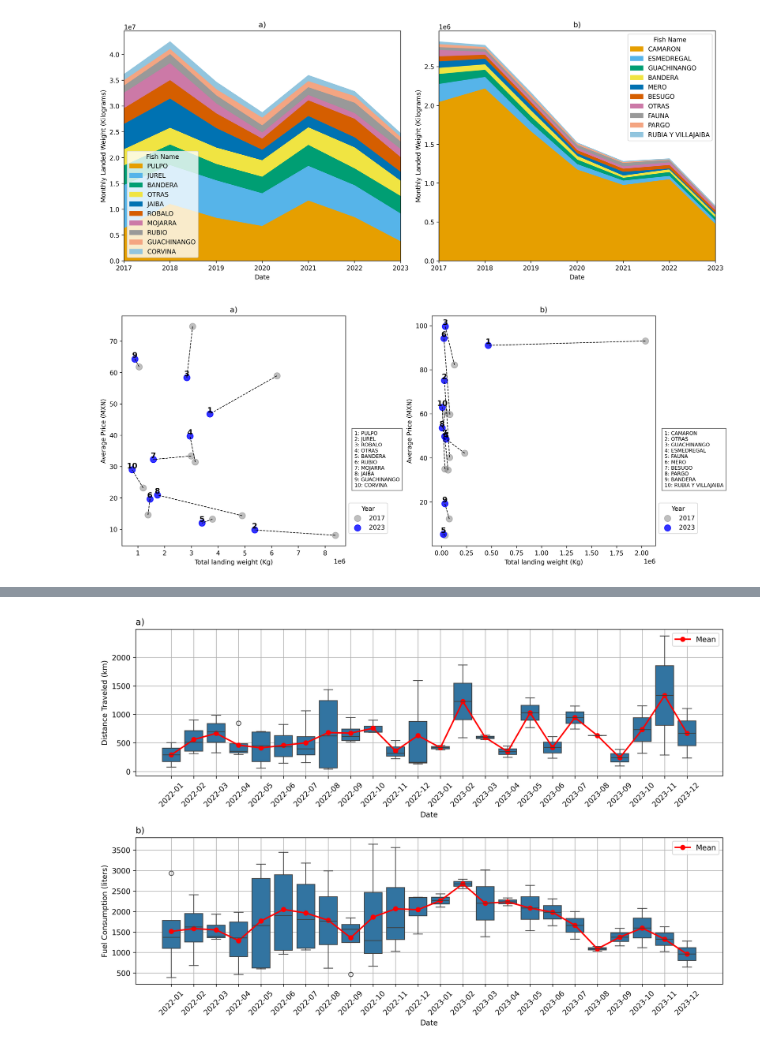
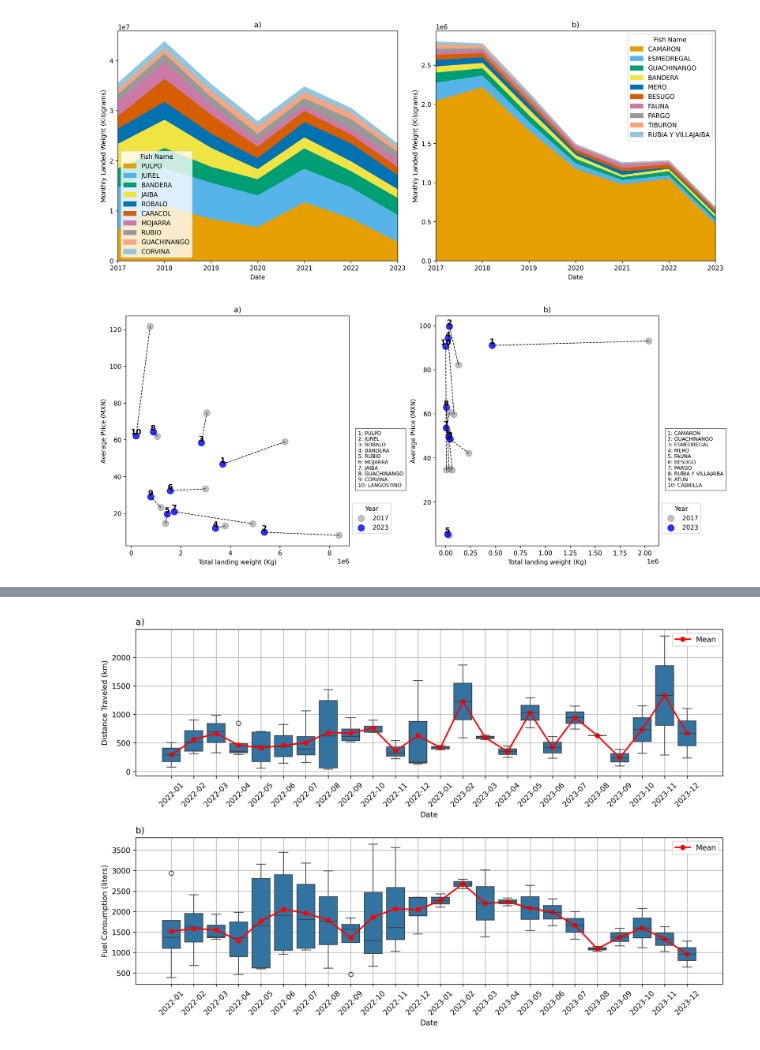
Before and after one commit to Marine-Data-Lab/Nemos_vms_analisys, a Jupyter notebook: analysis_notebook.ipynb, the cells around one changed output, grey strips where cells are left out. Drawn from its saved outputs; the diff is of its cells as text; code cells hidden in the pictures.

```diff
--- a/analysis_notebook.ipynb
+++ b/analysis_notebook.ipynb
@@ -17,9 +17,30 @@ custom_colors = [
 df1 = pd.read_csv('TABASCO_CAMPECHE_fishing_reports.csv', low_memory=False)
 df2 = pd.read_csv('AVISOS_MAYORES_2017_2023.csv', low_memory=True)
 
-# Rename the column for consistency
+# Rename the column before any operations
 df1.rename(columns={'NOMBRE PRINCIPAL': 'Fish Name'}, inplace=True)
+
+# Preprocess the first dataframe
+
+df1.rename(columns={'NOMBRE PRINCIPAL': 'Fish Name'}, inplace=True)
+df1['FECHA AVISO'] = pd.to_datetime(df1['FECHA AVISO'], format='%d/%m/%Y')
+df1['YEAR'] = df1['FECHA AVISO'].dt.year
+df1['MONTH'] = df1['FECHA AVISO'].dt.month
+df1 = df1[df1['YEAR'] != 2016]
+df1 = df1[df1['Fish Name'] != 'OSTION']
+df1 = df1[df1['Fish Name'] != 'OTRAS']
+df1['NOMBRE OFICINA'] = df1['NOMBRE OFICINA'].replace('SANCHEZ MAGALLANES', 'SANCHEZ MAGALLANEZ')
+
+# Rename the column before any operations
 df2.rename(columns={'NOMBRE PRINCIPAL': 'Fish Name'}, inplace=True)
+df2 = df2[(df2['NOMBRE ESTADO'] == 'TABASCO') | (df2['NOMBRE ESTADO'] == 'CAMPECHE')]
+df2['FECHA AVISO'] = pd.to_datetime(df2['FECHA AVISO'], format='%d/%m/%Y')
+df2['YEAR'] = df2['FECHA AVISO'].dt.year
+df2['MONTH'] = df2['FECHA AVISO'].dt.month
+df2 = df2[df2['YEAR'] != 2016]
+df2 = df2[df2['Fish Name'] != 'OSTION']
+df2 = df2[df2['Fish Name'] != 'OTRAS']
+df2['NOMBRE OFICINA'] = df2['NOMBRE OFICINA'].replace('SANCHEZ MAGALLANES', 'SANCHEZ MAGALLANEZ')
 
 # Function to calculate IIR and return the DataFrame
 def calculate_iir(df):
@@ -35,6 +56,9 @@ def calculate_iir(df):
     # 3. Identify the frequency with which each Fish Name of the top 10 by volume is reported
     by_frequency = df[df['Fish Name'].isin(by_volume.index)]['Fish Name'].value_counts()
 
+    # 4. Count unique 'UNIDAD ECONOMICA' for each Fish Name
+    unique_units = df.groupby('Fish Name')['UNIDAD ECONOMICA'].nunique()
+
     # Calculate the percentage of catch, value, and frequency
     total_volume = df['PESO DESEMBARCADO_KILOGRAMOS'].sum()
     total_value = df['Value (MXN)'].sum()
@@ -49,7 +73,8 @@ def calculate_iir(df):
         'Fish Name': by_volume.index,
         '% Capture': percent_volume.values,
         '% Value': percent_value.reindex(by_volume.index).values,
-        '% Frequency': percent_frequency.reindex(by_volume.index).values
+        '% Frequency': percent_frequency.reindex(by_volume.index).values,
+        'Unique Units': unique_units.reindex(by_volume.index).values  # Add unique units count
     })
 
     # Calculate the Relative Importance Index (IIR)
@@ -103,7 +148,7 @@ df1['FECHA AVISO'] = pd.to_datetime(df1['FECHA AVISO'], format='%d/%m/%Y')
 df1['YEAR'] = df1['FECHA AVISO'].dt.year
 df1['MONTH'] = df1['FECHA AVISO'].dt.month
 df1 = df1[df1['YEAR'] != 2016]
-df1 = df1[df1['Fish Name'] != 'OSTION']
+df1 = df1[(df1['Fish Name'] != 'OSTION')|(df1['Fish Name'] != 'OTRAS')]
 df1['NOMBRE OFICINA'] = df1['NOMBRE OFICINA'].replace('SANCHEZ MAGALLANES', 'SANCHEZ MAGALLANEZ')
 df1['Value (MXN)'] = df1['PESO DESEMBARCADO_KILOGRAMOS'] * df1['PRECIO_PESOS']
 
@@ -144,7 +189,7 @@ df2['FECHA AVISO'] = pd.to_datetime(df2['FECHA AVISO'], format='%d/%m/%Y')
 df2['YEAR'] = df2['FECHA AVISO'].dt.year
 df2['MONTH'] = df2['FECHA AVISO'].dt.month
 df2 = df2[df2['YEAR'] != 2016]
-df2 = df2[df2['Fish Name'] != 'OSTION']
+df2 = df2[(df2['Fish Name'] != 'OSTION')|(df2['Fish Name'] != 'OTRAS')]
 df2['NOMBRE OFICINA'] = df2['NOMBRE OFICINA'].replace('SANCHEZ MAGALLANES', 'SANCHEZ MAGALLANEZ')
 df2['Value (MXN)'] = df2['PESO DESEMBARCADO_KILOGRAMOS'] * df2['PRECIO_PESOS']
 
@@ -167,34 +212,34 @@ iir_df2 = pd.DataFrame({
     'Fish Name': by_volume2.index,
     '% Capture': percent_volume2.values,
     '% Value': percent_value2.reindex(by_volume2.index).values,
     '% Frequency': percent_frequency2.reindex(by_volume2.index).values
 })
 
 iir_df2['IIR'] = (iir_df2['% Capture'] + iir_df2['% Value'] + iir_df2['% Frequency']) / 3
 iir_df2 = iir_df2.sort_values(by='IIR', ascending=False)
 
 top_10_species_df2 = df2[df2['Fish Name'].isin(iir_df2['Fish Name'].head(10))]
 monthly_df2 = top_10_species_df2.groupby([pd.Grouper(key='FECHA AVISO', freq='YE'), 'Fish Name'])['PESO DESEMBARCADO_KILOGRAMOS'].sum().unstack().fillna(0)
 ordered_columns2 = monthly_df2.sum().sort_values(ascending=False).index
 monthly_df2 = monthly_df2[ordered_columns2]
 
 # Plot the monthly time series with stacked areas
 fig, axes = plt.subplots(nrows=1, ncols=2, figsize=(14, 6), dpi=300)
 
 monthly_df1.plot.area(stacked=True, color=custom_colors[:len(monthly_df1.columns)], ax=axes[0])
 axes[0].set_title('a)')
 axes[0].set_xlabel('Date')
 axes[0].set_ylabel('Monthly Landed Weight (Kilograms)')
 
 monthly_df2.plot.area(stacked=True, color=custom_colors[:len(monthly_df2.columns)], ax=axes[1])
 axes[1].set_title('b)')
 axes[1].set_xlabel('Date')
 axes[1].set_ylabel('Monthly Landed Weight (Kilograms)')
 
 plt.tight_layout()
 plt.show()
 # %% [output]
-[figure, old version]
+[figure, new version]
 # %%
 #Comparation by catch and prices between years 2017 and 2023
 
@@ -206,11 +251,6 @@ def preprocess_and_calculate_IIR(df, year_col='YEAR', fish_col='Fish Name', weig
     df[date_col] = pd.to_datetime(df[date_col], format='%d/%m/%Y')
     df[year_col] = df[date_col].dt.year
     df['MONTH'] = df[date_col].dt.month
-    df = df[df[year_col] != 2016]
-    df = df[df[fish_col] != 'OSTION']
-    df['NOMBRE OFICINA'] = df['NOMBRE OFICINA'].replace('SANCHEZ MAGALLANES', 'SANCHEZ MAGALLANEZ')
-    df['Value (MXN)'] = df[weight_col] * df[price_col]
-
     # Calculate IIR for all species
     species_summary = df.groupby(fish_col).agg({
         weight_col: 'sum',
@@ -296,4 +336,4 @@ plot_scatter(axes[1], merged_summary2, top_species_summary2, 'b)')
 plt.tight_layout()
 plt.show()
 # %% [output]
-[figure, old version]
+[figure, new version]
```
Also changed, not shown: parts of 16 cells of this notebook, 14 other files.
